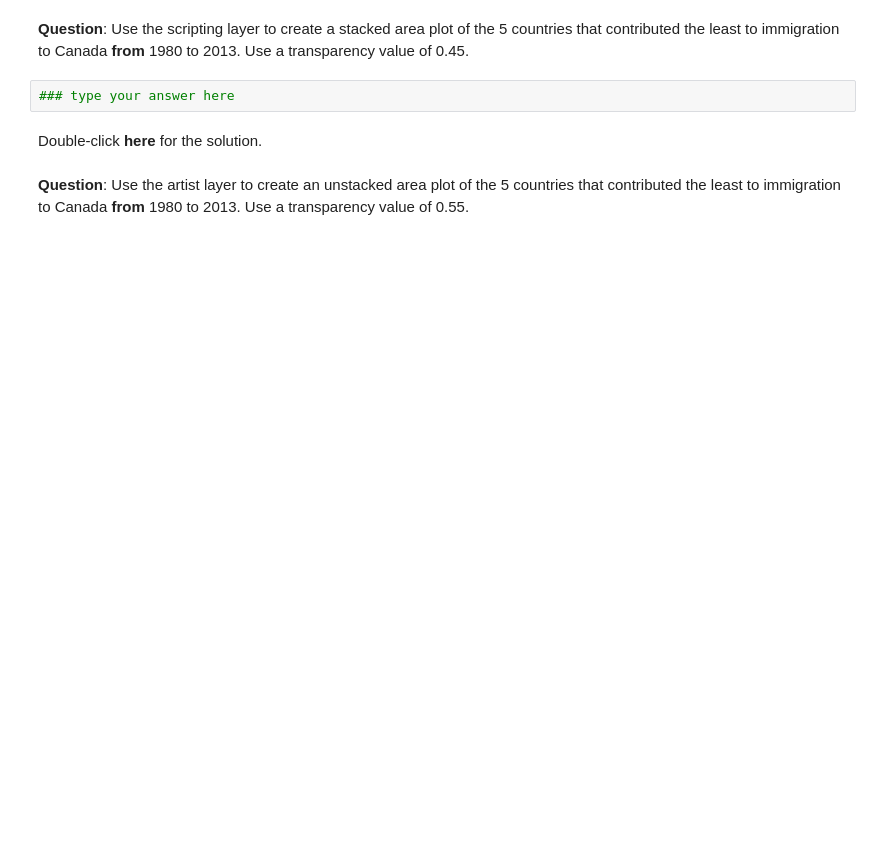
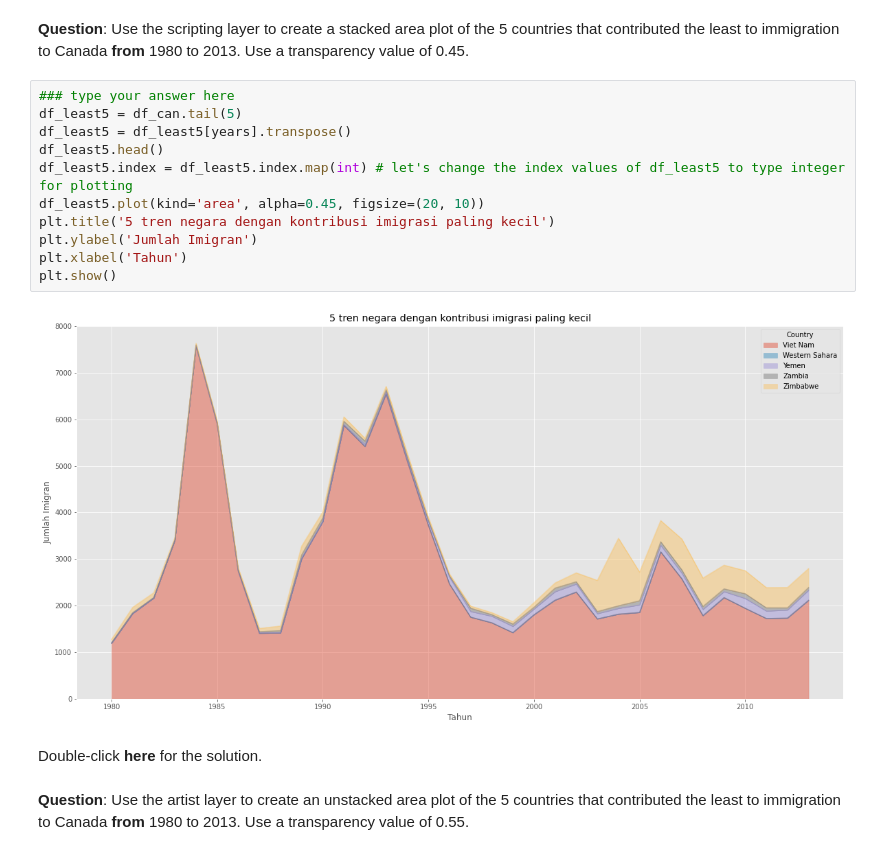
Before and after one commit to irvandandung/hands-on-labs-math-tools, a Jupyter notebook: Pertemuan4/DV0101EN-02-Area-Plots-Histograms-and-Bar-Charts-py.ipynb, the cells around one changed output. Drawn from its saved outputs; the diff is of its cells as text; blank space fills up the shorter version.

Commit message:
Update: answer of question on DV0101EN-02-Area-Plots-Histograms-and-Bar-Charts-py.ipynb

```diff
--- a/Pertemuan4/DV0101EN-02-Area-Plots-Histograms-and-Bar-Charts-py.ipynb
+++ b/Pertemuan4/DV0101EN-02-Area-Plots-Histograms-and-Bar-Charts-py.ipynb
@@ -289,7 +289,18 @@ Text(0.5, 0, 'Years')
 # %% [markdown]
 **Question**: Use the scripting layer to create a stacked area plot of the 5 countries that contributed the least to immigration to Canada **from** 1980 to 2013. Use a transparency value of 0.45.
-# %%
-### type your answer here
+# %%
+### type your answer here
+df_least5 = df_can.tail(5)
+df_least5 = df_least5[years].transpose()
+df_least5.head()
+df_least5.index = df_least5.index.map(int) # let's change the index values of df_least5 to type integer for plotting
+df_least5.plot(kind='area', alpha=0.45, figsize=(20, 10))
+plt.title('5 tren negara dengan kontribusi imigrasi paling kecil')
+plt.ylabel('Jumlah Imigran')
+plt.xlabel('Tahun')
+plt.show()
+# %% [output]
+[figure, added]
 # %% [markdown]
 Double-click __here__ for the solution.
 <!-- The correct answer is:
```
Also changed, not shown: parts of 18 cells of this notebook.
